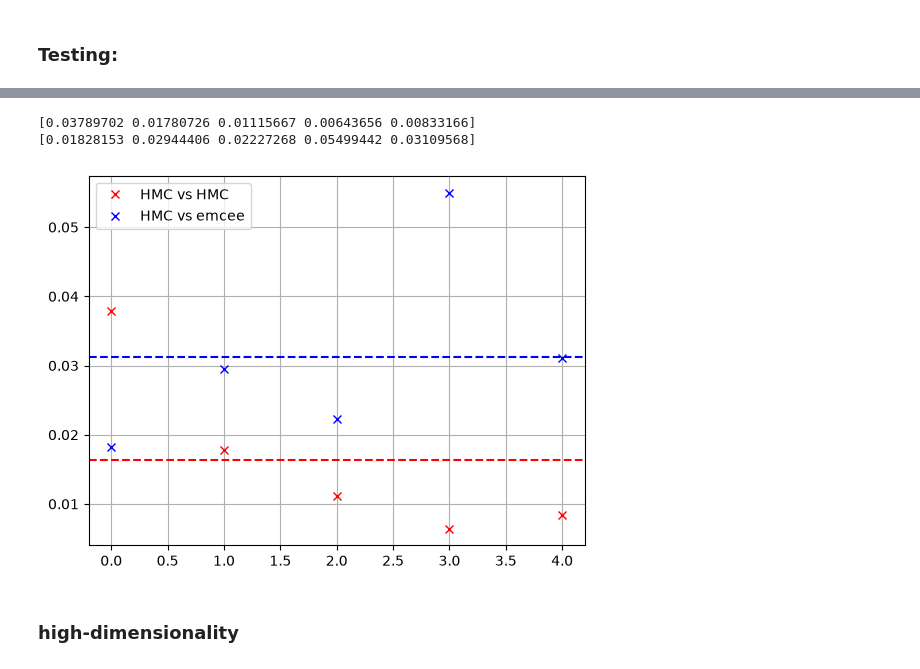
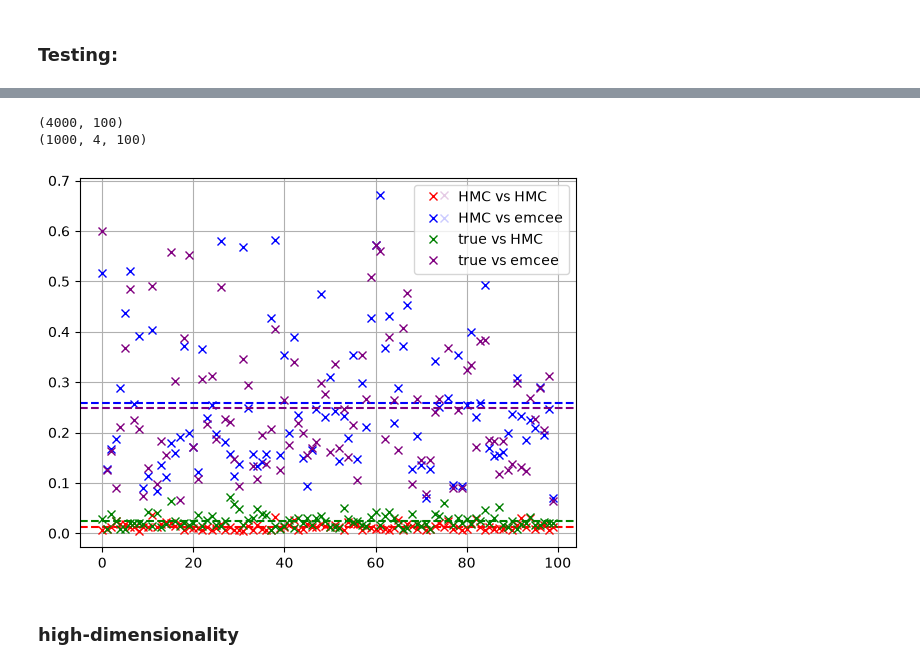
Before and after one commit to nickherrmann8503/Hamiltonian-MC, a Jupyter notebook: tests.ipynb, the cells around one changed output, grey strips where cells are left out. Drawn from its saved outputs; the diff is of its cells as text; code cells hidden in the pictures.

```diff
--- a/tests.ipynb
+++ b/tests.ipynb
@@ -333,6 +503,9 @@ Gaussian sampling
 # %%
-rng = np.random.default_rng()
-X0s1 = rng.multivariate_normal(means,Sigma,size=nchains)
-sampler = emcee.EnsembleSampler(nchains,d,log_gaussian,args=(means,Sigma))
-sampler.run_mcmc(X0s1,chain_length,progress=True,skip_initial_state_check=True)
-MC = sampler.get_chain()
+nwalkers, ndim = 2 * d, d
+n_samples = 4000
+nsteps = int(np.ceil(n_samples / nwalkers))
+
+x0_3 = rng1.multivariate_normal(means,Sigma,size=nwalkers)
+sampler = emcee.EnsembleSampler(nwalkers,ndim,log_gaussian,args=(means,Sigma))
+sampler.run_mcmc(x0_3,nsteps,progress=True,skip_initial_state_check=True)
+X_MC = sampler.get_chain()
@@ -339,20 +527,32 @@ MC = sampler.get_chain()
+# %%
+rng = np.random.default_rng(2)
+d = 100
+N_samples = 4000
+
+X_true = rng.standard_normal((N_samples, d))
+print(X_true.shape)
+print(X_HMC1.shape)
+# %% [output]
+(4000, 100)
+(1000, 4, 100)
 # %%
-hmc_comp = KL_comparison(HMC1,HMC2)[0]
-mc_comp = KL_comparison(HMC1,MC)[0]
-
-print(hmc_comp)
-print(mc_comp)
+hmc_comp = KL_comparison(X_HMC1,X_HMC2)[0]
+mc_comp = KL_comparison(X_HMC1,X_MC)[0]
+true_hmc = KL_comparison(X_true,X_HMC1)[0]
+true_mc = KL_comparison(X_true,X_MC)[0]
 
 plt.plot(hmc_comp,ls=' ',marker='x',label="HMC vs HMC",color='r')
 plt.axhline(np.mean(hmc_comp),ls='--',color='r')
-plt.plot(KL_comparison(HMC1,MC)[0],ls=' ',marker='x',label="HMC vs emcee",color='b')
+plt.plot(mc_comp,ls=' ',marker='x',label="HMC vs emcee",color='b')
 plt.axhline(np.mean(mc_comp),ls='--',color='b')
+plt.plot(true_hmc,ls=' ',marker='x',label="true vs HMC",color='g')
+plt.axhline(np.mean(true_hmc),ls='--',color='g')
+plt.plot(true_mc,ls=' ',marker='x',label="true vs emcee",color='purple')
+plt.axhline(np.mean(true_mc),ls='--',color='purple')
 plt.legend()
 plt.grid()
 # %% [output]
-[0.03789702 0.01780726 0.01115667 0.00643656 0.00833166]
-[0.01828153 0.02944406 0.02227268 0.05499442 0.03109568]
-[figure, old version]
+[figure, new version]
 # %% [markdown]
 ### high-dimensionality
 # %%
```
Also changed, not shown: parts of 12 cells of this notebook.
